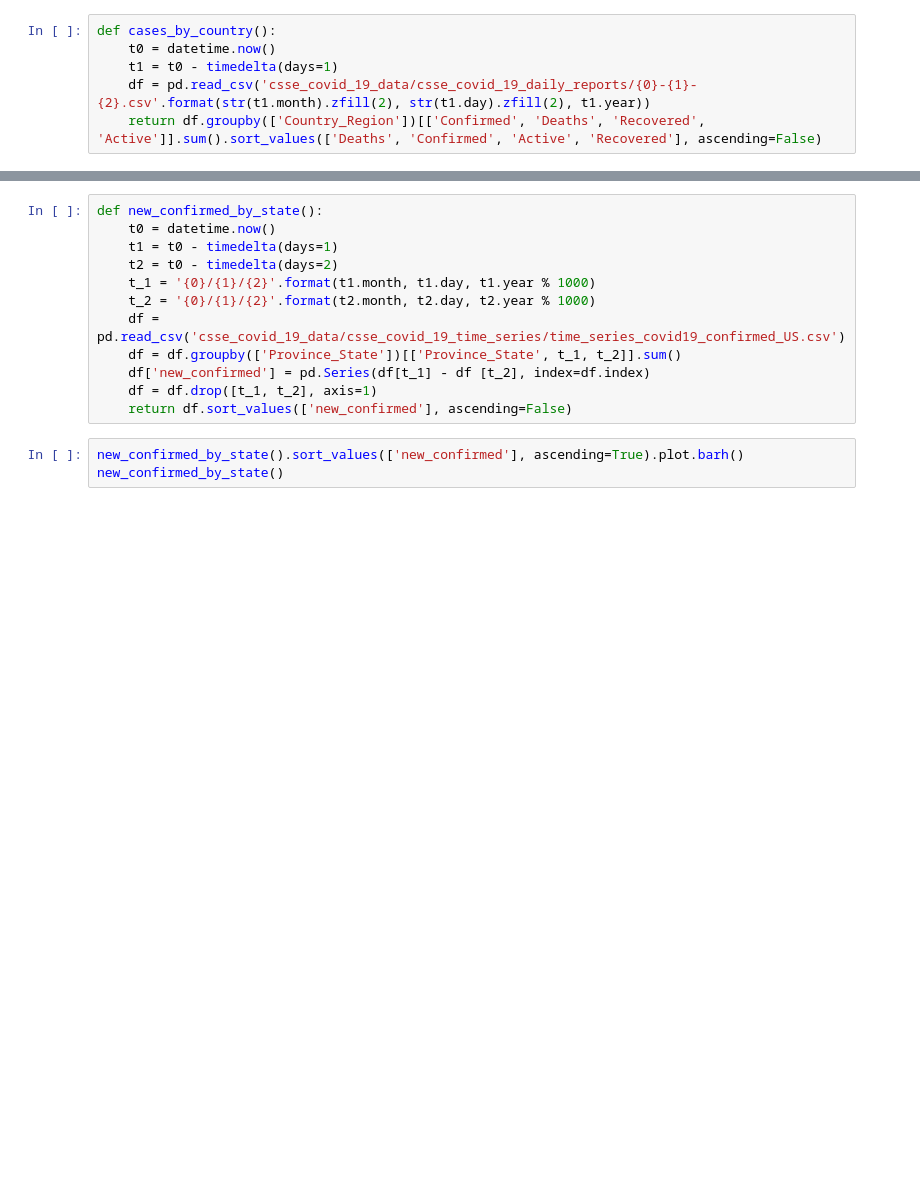
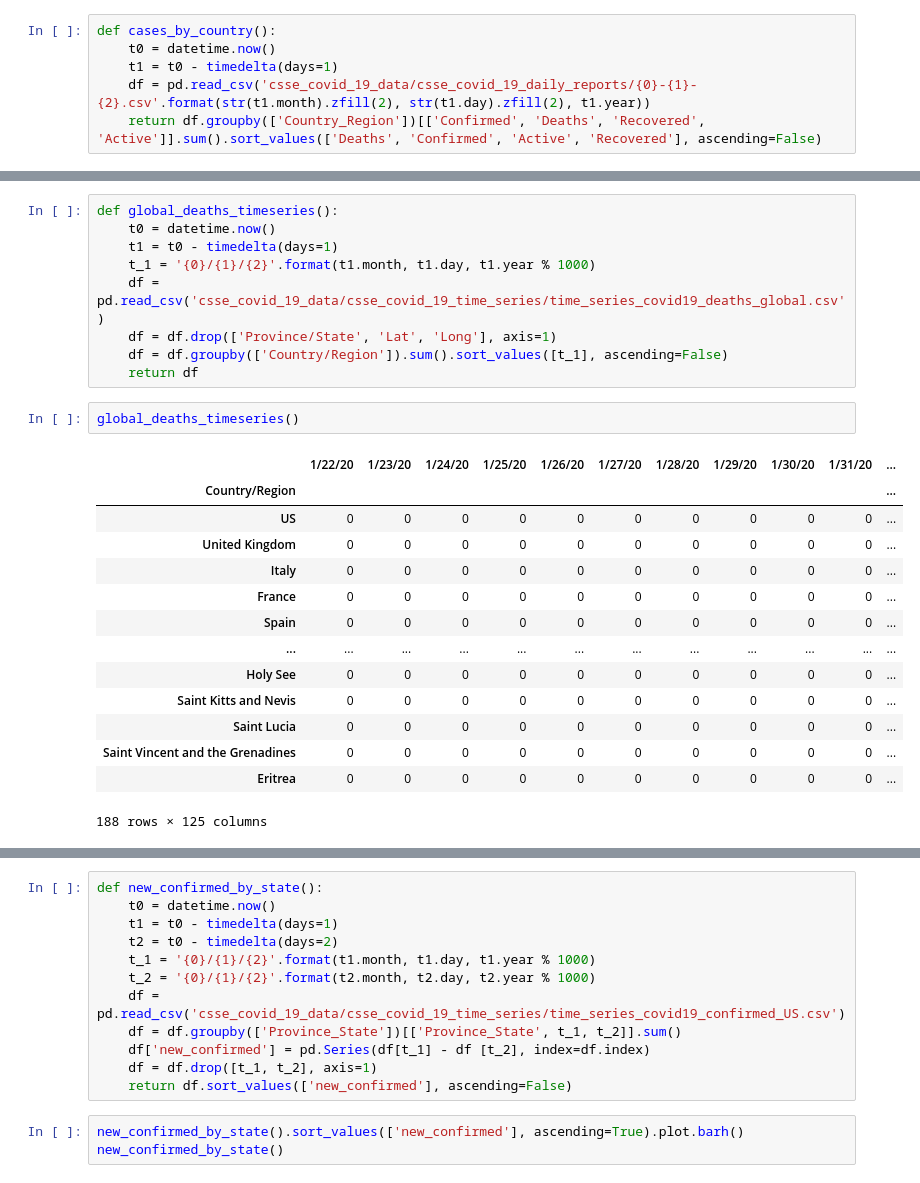
Before and after one commit to jmocay/Notebooks, a Jupyter notebook: covid19_cases_trends.ipynb, the cells around one changed output, grey strips where cells are left out. Cells and saved outputs as stored; diff of their text form; blank space fills up the shorter version.

```diff
--- a/covid19_cases_trends.ipynb
+++ b/covid19_cases_trends.ipynb
@@ -41,0 +68,26 @@ cases_by_country()
+# %%
+def global_deaths_timeseries():
+    t0 = datetime.now()
+    t1 = t0 - timedelta(days=1)
+    t_1 = '{0}/{1}/{2}'.format(t1.month, t1.day, t1.year % 1000)
+    df = pd.read_csv('csse_covid_19_data/csse_covid_19_time_series/time_series_covid19_deaths_global.csv')
+    df = df.drop(['Province/State', 'Lat', 'Long'], axis=1)
+    df = df.groupby(['Country/Region']).sum().sort_values([t_1], ascending=False)
+    return df
+# %%
+global_deaths_timeseries()
+# %% [output]
+|  | 1/22/20 | 1/23/20 | 1/24/20 | 1/25/20 | 1/26/20 | 1/27/20 | 1/28/20 | 1/29/20 | 1/30/20 | 1/31/20 | ... |
+| Country/Region |  |  |  |  |  |  |  |  |  |  | ... |
+| US | 0 | 0 | 0 | 0 | 0 | 0 | 0 | 0 | 0 | 0 | ... |
+| United Kingdom | 0 | 0 | 0 | 0 | 0 | 0 | 0 | 0 | 0 | 0 | ... |
+| Italy | 0 | 0 | 0 | 0 | 0 | 0 | 0 | 0 | 0 | 0 | ... |
+| France | 0 | 0 | 0 | 0 | 0 | 0 | 0 | 0 | 0 | 0 | ... |
+| Spain | 0 | 0 | 0 | 0 | 0 | 0 | 0 | 0 | 0 | 0 | ... |
+| ... | ... | ... | ... | ... | ... | ... | ... | ... | ... | ... | ... |
+| Holy See | 0 | 0 | 0 | 0 | 0 | 0 | 0 | 0 | 0 | 0 | ... |
+| Saint Kitts and Nevis | 0 | 0 | 0 | 0 | 0 | 0 | 0 | 0 | 0 | 0 | ... |
+| Saint Lucia | 0 | 0 | 0 | 0 | 0 | 0 | 0 | 0 | 0 | 0 | ... |
+| Saint Vincent and the Grenadines | 0 | 0 | 0 | 0 | 0 | 0 | 0 | 0 | 0 | 0 | ... |
+| Eritrea | 0 | 0 | 0 | 0 | 0 | 0 | 0 | 0 | 0 | 0 | ... |
+188 rows × 125 columns
```
Also changed, not shown: parts of 17 cells of this notebook.
